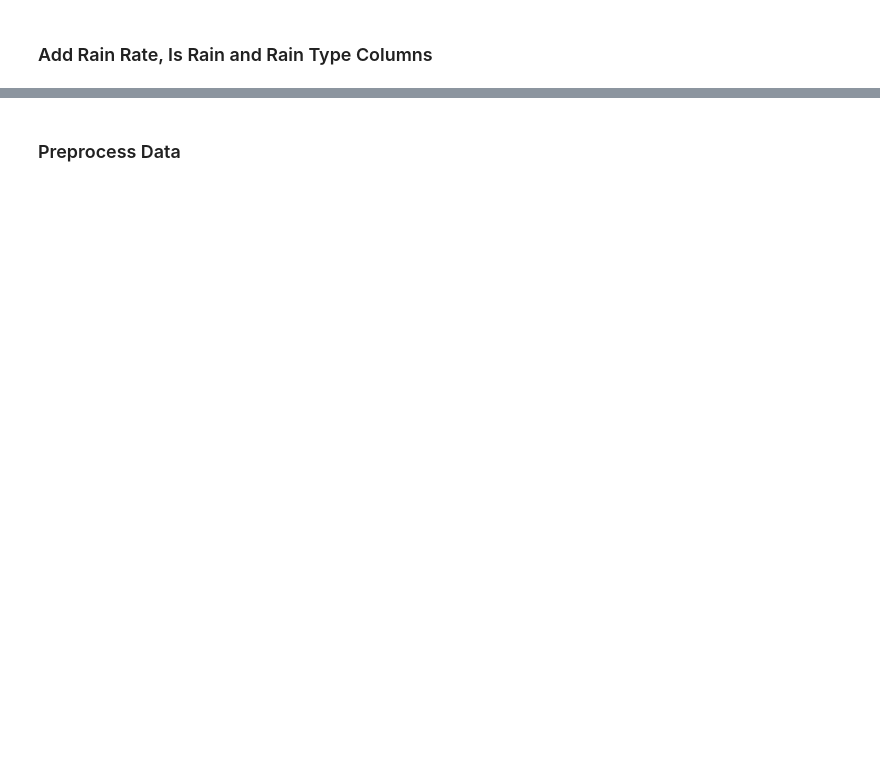
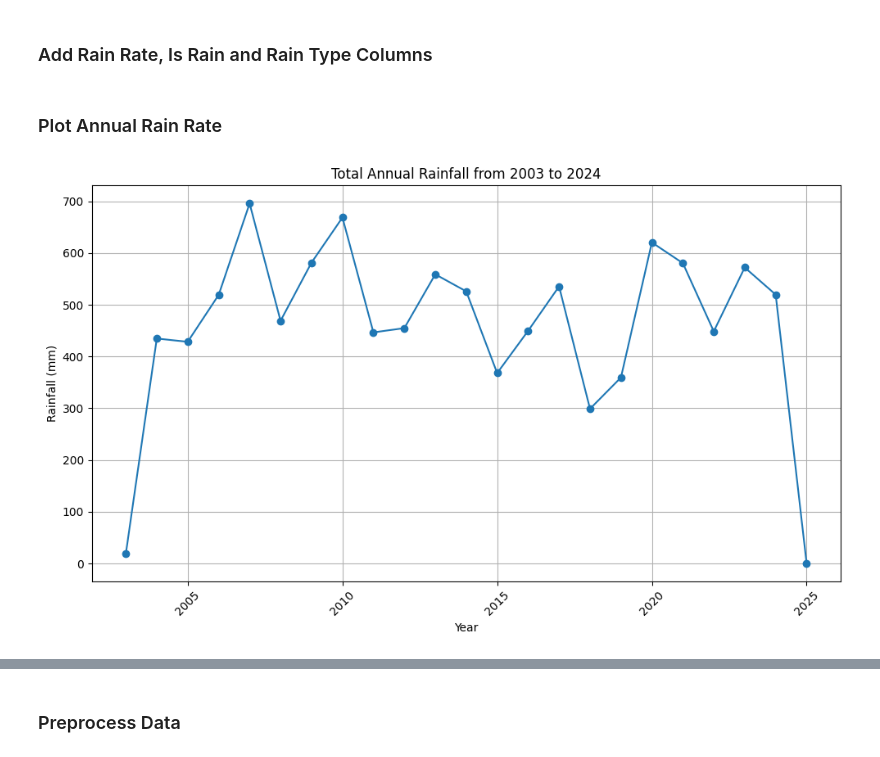
Before and after one commit to Vinzecta/Rainfall-Prediction, a Jupyter notebook: Data Analyst/Analyst.ipynb, the cells around one changed output, grey strips where cells are left out. Cells and saved outputs as stored; diff of their text form; code cells hidden in the pictures; blank space fills up the shorter version.

```diff
--- a/Data Analyst/Analyst.ipynb
+++ b/Data Analyst/Analyst.ipynb
@@ -167,3 +177,23 @@ rain_rate = [resample_data['Rain_Rate (mm/h)'] < 0.5,
              (resample_data['Rain_Rate (mm/h)'] >= 18) & (resample_data['Rain_Rate (mm/h)'] < 30),
              resample_data['Rain_Rate (mm/h)'] >= 30]
 resample_data['Rain_Type'] = np.select(rain_rate, rain_condition, default='Unknown')
+# %% [markdown]
+### Plot Annual Rain Rate
+# %%
+annual_rain = resample_data.copy(deep=True)
+annual_rain['year'] = annual_rain.index.year
+
+annual_rain_rate = annual_rain.groupby('year')['rain (mm)'].sum()
+
+#Plotting
+plt.figure(figsize=(10, 6))
+plt.plot(annual_rain_rate.index, annual_rain_rate.values, marker='o', linestyle='-')
+plt.title('Total Annual Rainfall from 2003 to 2024')
+plt.xlabel('Year')
+plt.ylabel('Rainfall (mm)')
+plt.grid(True)
+plt.xticks(rotation=45)
+plt.tight_layout()
+plt.show()
+# %% [output]
+[figure, added]
```
Also changed, not shown: parts of 12 cells of this notebook.
